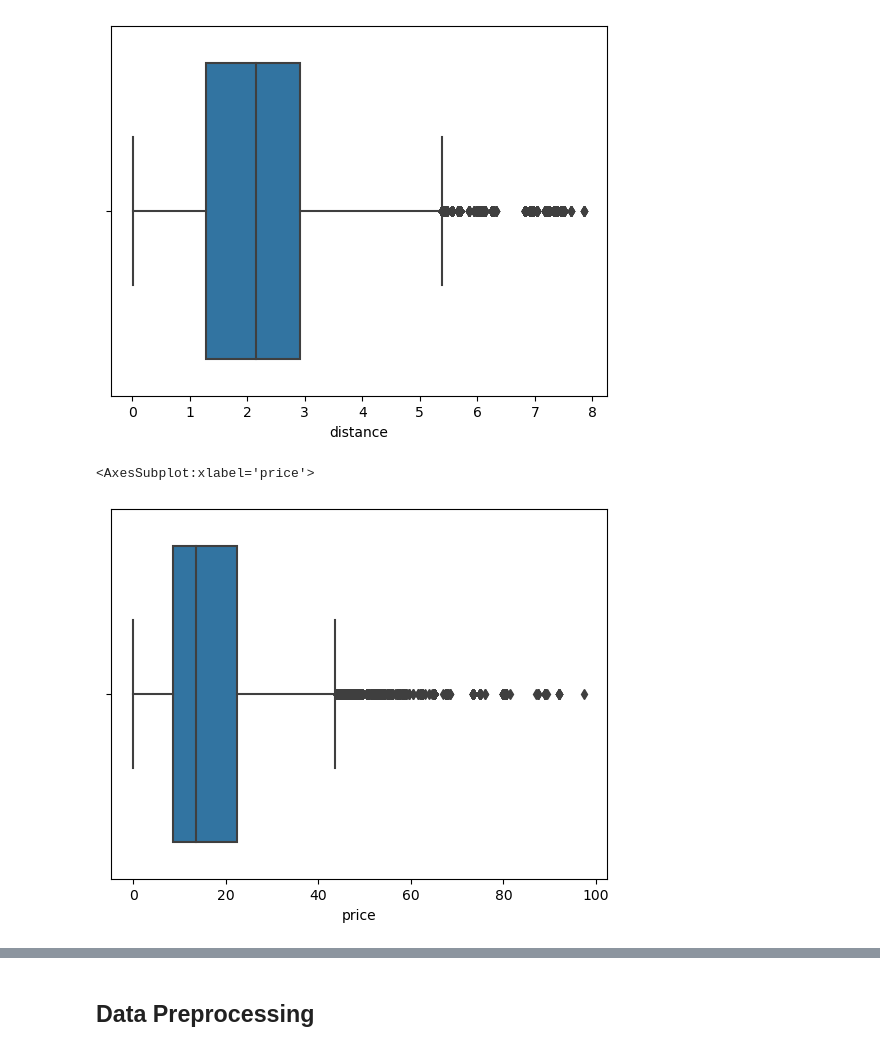
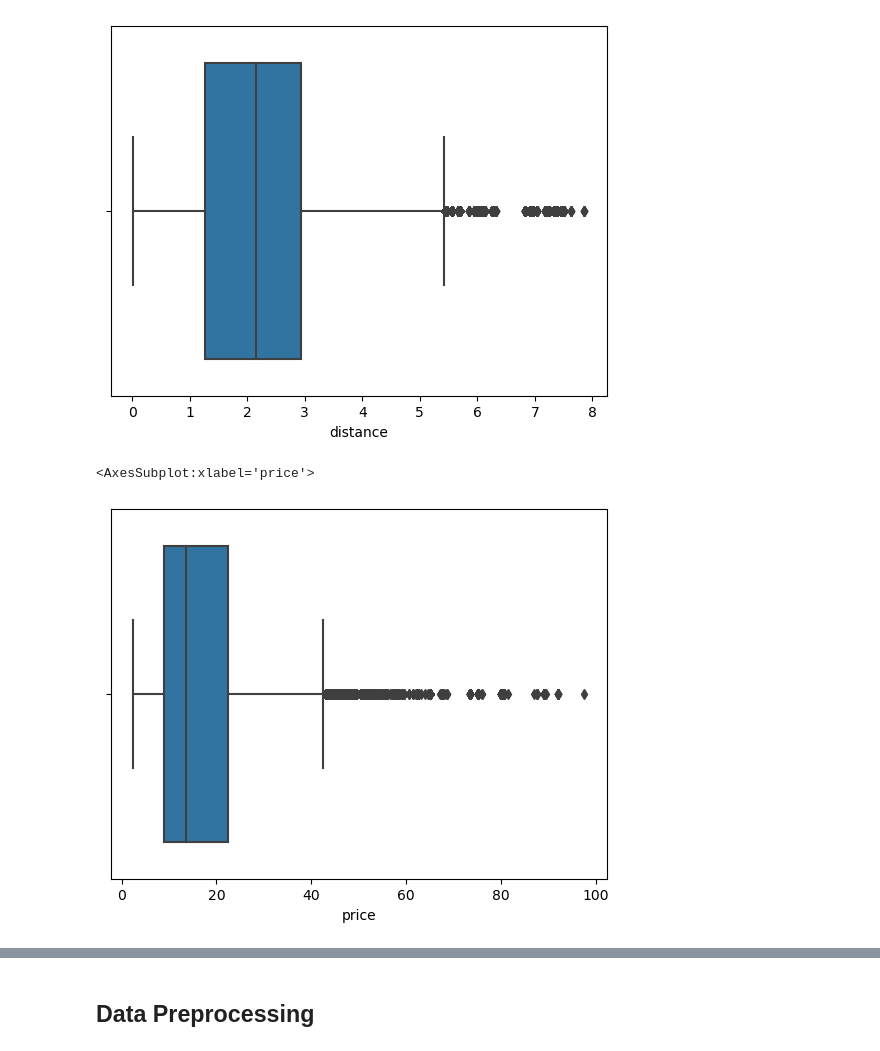
Before and after one commit to JonathanAdi7/Final-Project_Kelompok4, a Jupyter notebook: Final-Project-1_Kelompok 4.ipynb, the cells around one changed output, grey strips where cells are left out. Saved outputs shown, nothing was run; the diff lists cells and outputs as text; code cells hidden in the pictures.

```diff
--- a/Final-Project-1_Kelompok 4.ipynb
+++ b/Final-Project-1_Kelompok 4.ipynb
@@ -276,0 +362,3 @@ data2
+# %%
+data5 = data4.drop(['timezone','product_id'],axis=1)
+data5.shape
@@ -276,0 +430,3 @@ data2
+# %%
+data6 = data5.drop(['source','destination','short_summary','icon'],axis=1)
+data6.head()
@@ -276,0 +442,3 @@ data2
+# %%
+data7 = data6.drop(['hour','day','month','latitude','longitude'],axis=1)
+data7.head()
@@ -311,4 +481,4 @@ data2[data2.price.isna()]
 # %%
-data2 = data2.dropna()
-data2.isna().sum()
+data7 = data7.dropna()
+data7.isna().sum()
 # %% [output]
@@ -348,7 +513,7 @@ sns.boxplot(x=data2['distance'])
 <AxesSubplot:xlabel='distance'>
 [figure]
 # %%
-sns.boxplot(x=data2['price'])
+sns.boxplot(x=data7['price'])
 # %% [output]
 <AxesSubplot:xlabel='price'>
-[figure, old version]
+[figure, new version]
```
Also changed, not shown: parts of 85 cells of this notebook.
